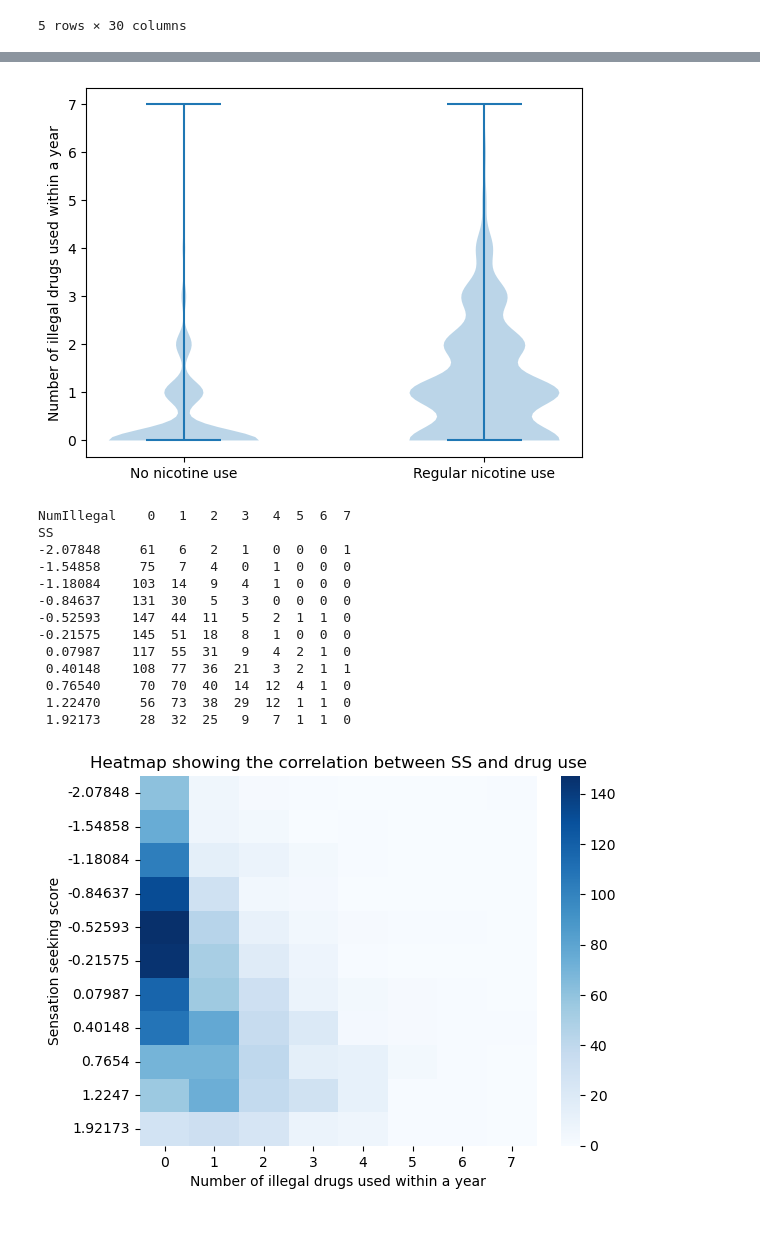
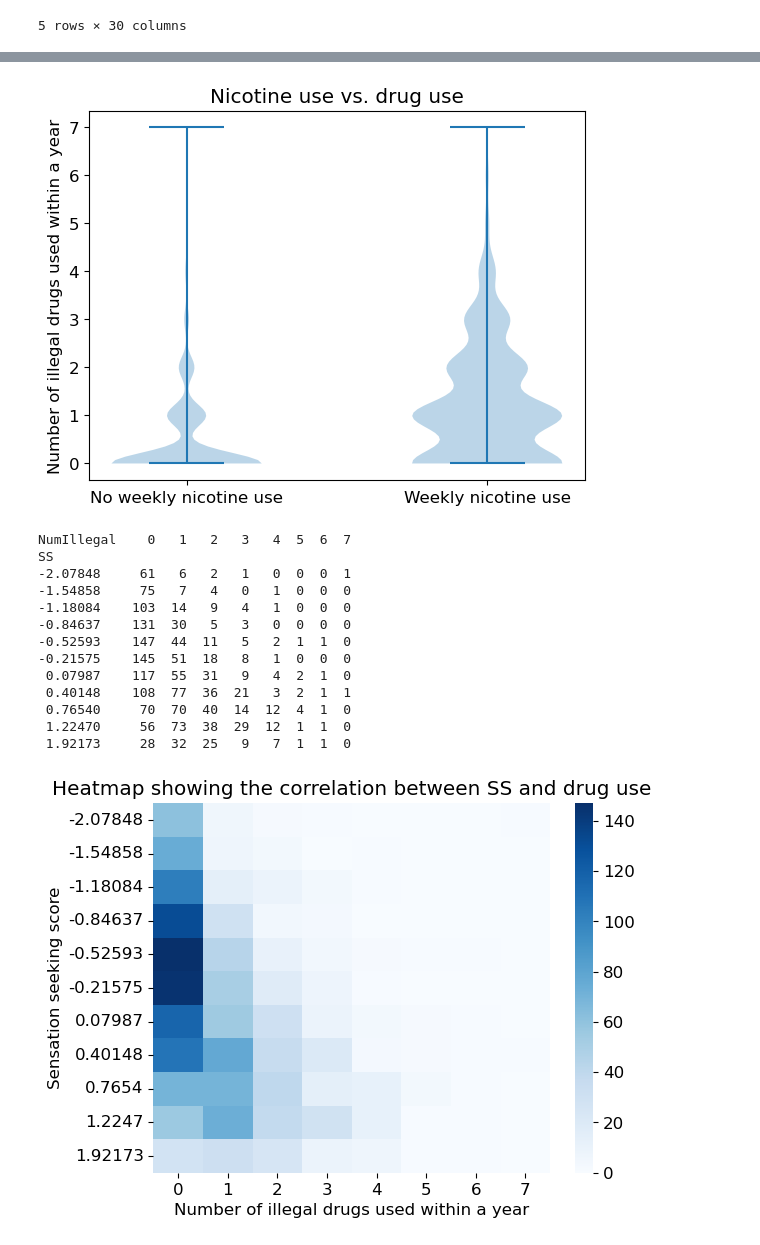
Before and after one commit to CynthiaCZ/DATA1030_project, a Jupyter notebook: EDA.ipynb, the cells around one changed output, grey strips where cells are left out. Cells and saved outputs as stored; diff of their text form; code cells hidden in the pictures.

```diff
--- a/EDA.ipynb
+++ b/EDA.ipynb
@@ -73,10 +73,12 @@ df.head()
 df['NumIllegal']= df[list(illegal)].sum(axis=1)
 print(df['NumIllegal'].describe())
 
+plt.rcParams.update({'font.size': 12})
 df.value_counts(df['NumIllegal']).plot.bar()
 plt.title('Bar plot of target variable')
 plt.xlabel('Total number of illegal substances used within a year')
-plt.ylabel('count')
+plt.ylabel('Count')
+plt.savefig('Figures/target_var_barplot.png', bbox_inches = "tight")
 plt.show()
 # %% [output]
 count    1884.000000
@@ -298,12 +316,14 @@ plt.show()
 # %%
 dataset = [transformed_df[transformed_df['Nicotine']==0]['NumIllegal'].values,
            transformed_df[transformed_df['Nicotine']==1]['NumIllegal'].values]
 plt.violinplot(dataset = dataset)
-plt.xticks([1,2],['No nicotine use','Regular nicotine use'])
+plt.title('Nicotine use vs. drug use')
+plt.xticks([1,2],['No weekly nicotine use','Weekly nicotine use'])
 plt.ylabel('Number of illegal drugs used within a year')
+plt.savefig('Figures/violinplot_nicotine.png', bbox_inches = "tight")
 plt.show()
 # %% [output]
-[figure, old version]
+[figure, new version]
 # %%
 SS_NumIllegal = transformed_df.groupby(['SS','NumIllegal']).size().unstack(fill_value=0)
 print(SS_NumIllegal)
@@ -312,6 +332,7 @@ seaborn.heatmap(SS_NumIllegal, cmap="Blues")
 plt.title('Heatmap showing the correlation between SS and drug use')
 plt.ylabel('Sensation seeking score')
 plt.xlabel('Number of illegal drugs used within a year')
+plt.savefig('Figures/heatmap_SS.png', bbox_inches = "tight")
 plt.show()
 # %% [output]
 NumIllegal    0   1   2   3   4  5  6  7
@@ -327,7 +348,7 @@ SS
  0.76540     70  70  40  14  12  4  1  0
  1.22470     56  73  38  29  12  1  1  0
  1.92173     28  32  25   9   7  1  1  0
-[figure, old version]
+[figure, new version]
 # %%
 Os_NumIllegal = transformed_df.groupby(['Oscore','NumIllegal']).size().unstack(fill_value=0)
 seaborn.heatmap(Os_NumIllegal, cmap="Blues")
```
Also changed, not shown: parts of 8 cells of this notebook, 10 other files.
